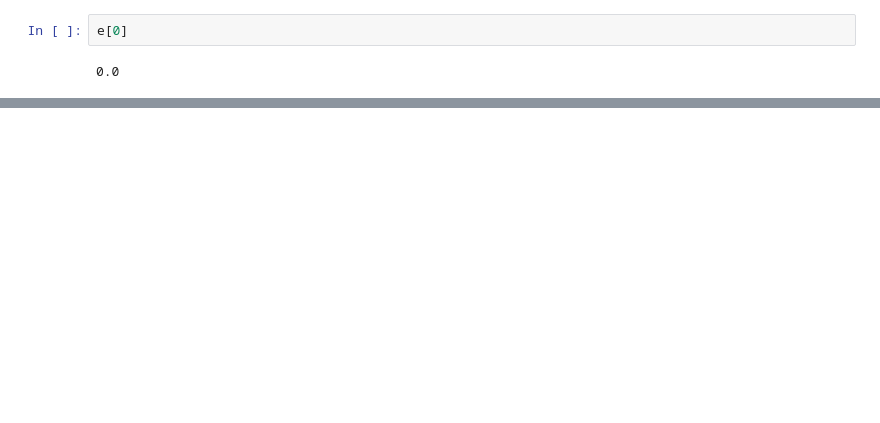
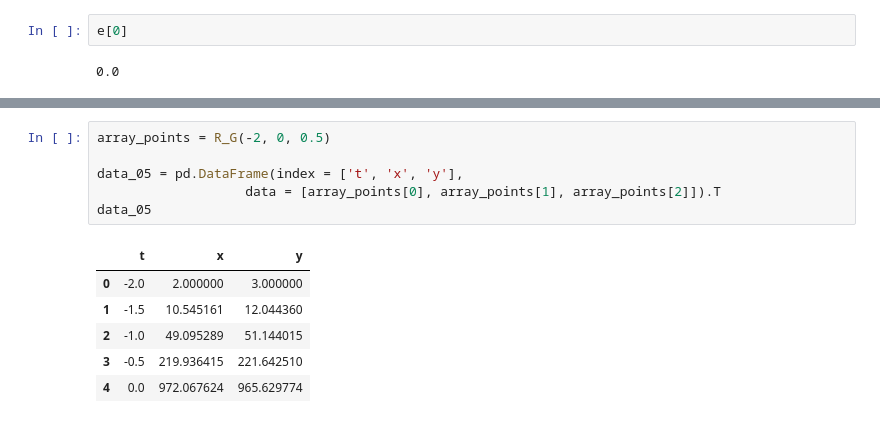
Before and after one commit to Nexls/num_methods, a Jupyter notebook: Lab_3_2.ipynb, the cells around one changed output, grey strips where cells are left out. Drawn from its saved outputs; the diff is of its cells as text; blank space fills up the shorter version.

```diff
--- a/Lab_3_2.ipynb
+++ b/Lab_3_2.ipynb
@@ -147,0 +141,13 @@ e[0]
+# %%
+array_points = R_G(-2, 0, 0.5)
+
+data_05 = pd.DataFrame(index = ['t', 'x', 'y'],
+                   data = [array_points[0], array_points[1], array_points[2]]).T
+data_05
+# %% [output]
+|  | t | x | y |
+| 0 | -2.0 | 2.000000 | 3.000000 |
+| 1 | -1.5 | 10.545161 | 12.044360 |
+| 2 | -1.0 | 49.095289 | 51.144015 |
+| 3 | -0.5 | 219.936415 | 221.642510 |
+| 4 | 0.0 | 972.067624 | 965.629774 |
```
Also changed, not shown: parts of 12 cells of this notebook, 5 other files.
